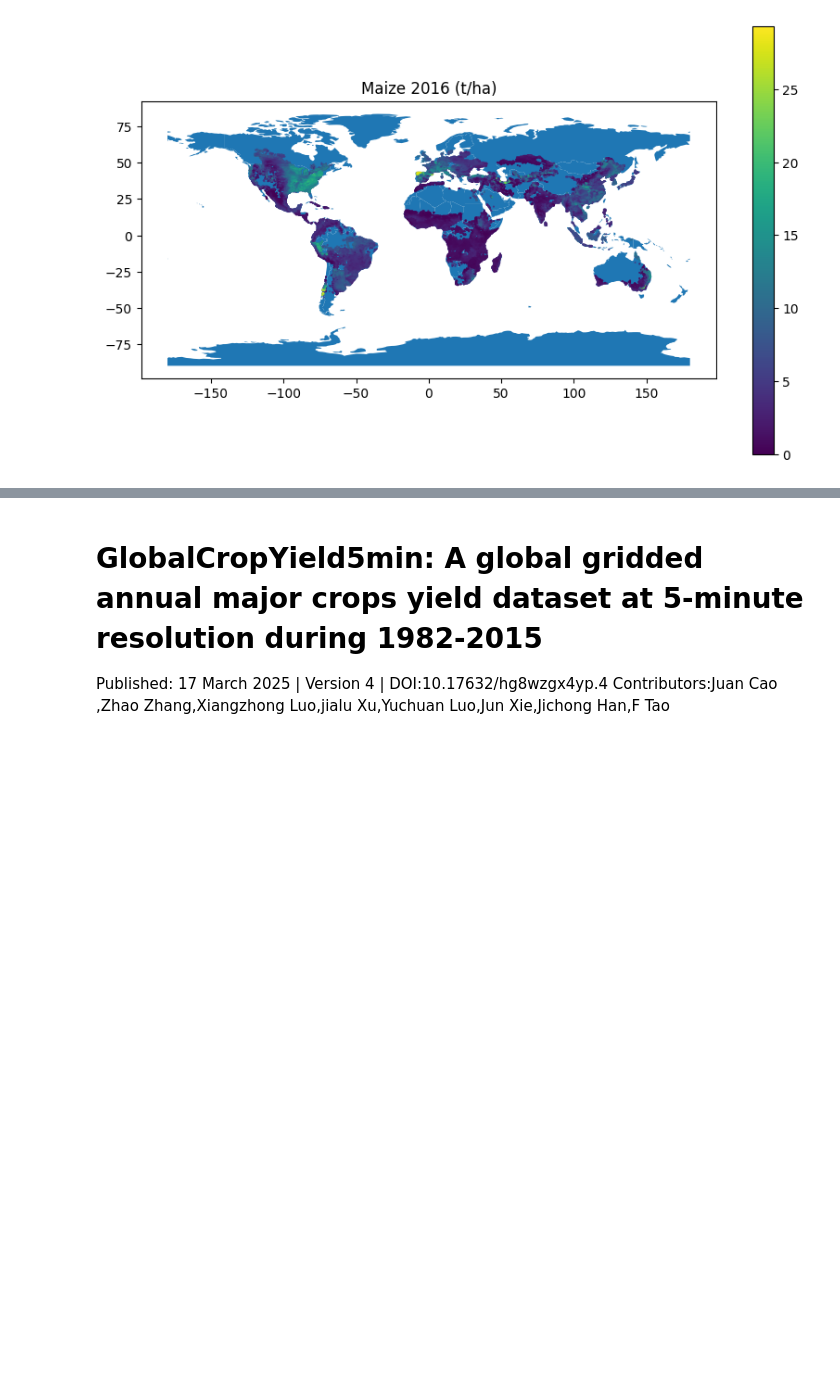
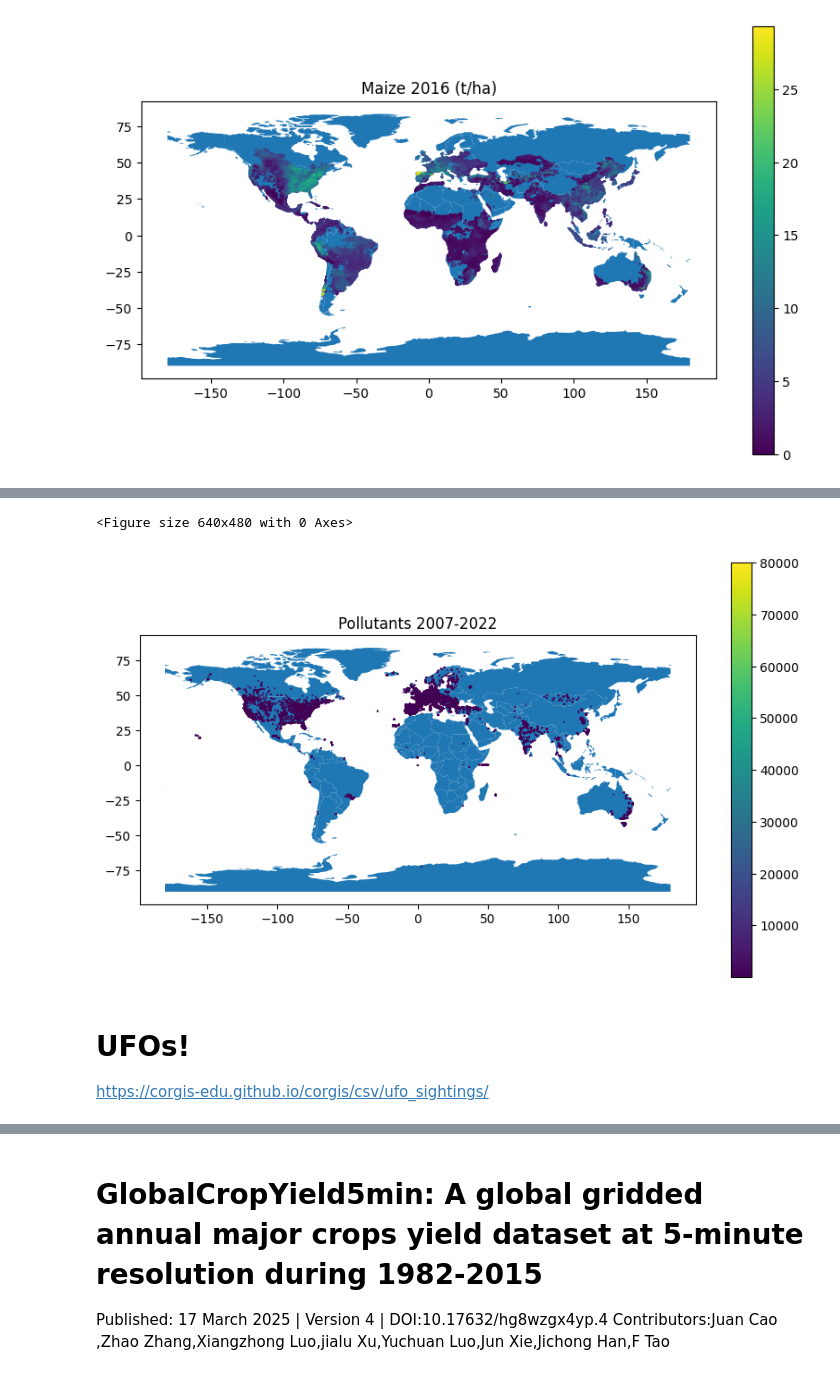
Before and after one commit to davidguzmanr/COMP-685-Fall-2025, a Jupyter notebook: notebooks/import_tests.ipynb, the cells around one changed output, grey strips where cells are left out. Saved outputs shown, nothing was run; the diff lists cells and outputs as text; code cells hidden in the pictures; blank space fills up the shorter version.

```diff
--- a/notebooks/import_tests.ipynb
+++ b/notebooks/import_tests.ipynb
@@ -277,0 +384,15 @@ plt.show()
+# %%
+import matplotlib.pyplot as plt
+import geopandas as gpd
+
+plt.figure()
+gdf = gpd.GeoDataFrame(df_clean, geometry=gpd.points_from_xy(df_clean['longitude'], df_clean['latitude']))
+
+world = gpd.read_file(gpd.datasets.get_path('naturalearth_lowres'))
+
+gdf.plot(ax=world.plot(figsize=(10, 6)), column=df_clean['value'], markersize=0.2, legend=True)
+plt.title(f"Pollutants 2007-2022")
+plt.show()
+# %% [output]
+<Figure size 640x480 with 0 Axes>
+[figure, added]
@@ -277,0 +401,4 @@ plt.show()
+# %% [markdown]
+# UFOs!
+
+https://corgis-edu.github.io/corgis/csv/ufo_sightings/
```
Also changed, not shown: parts of 25 cells of this notebook, 2 other files.
